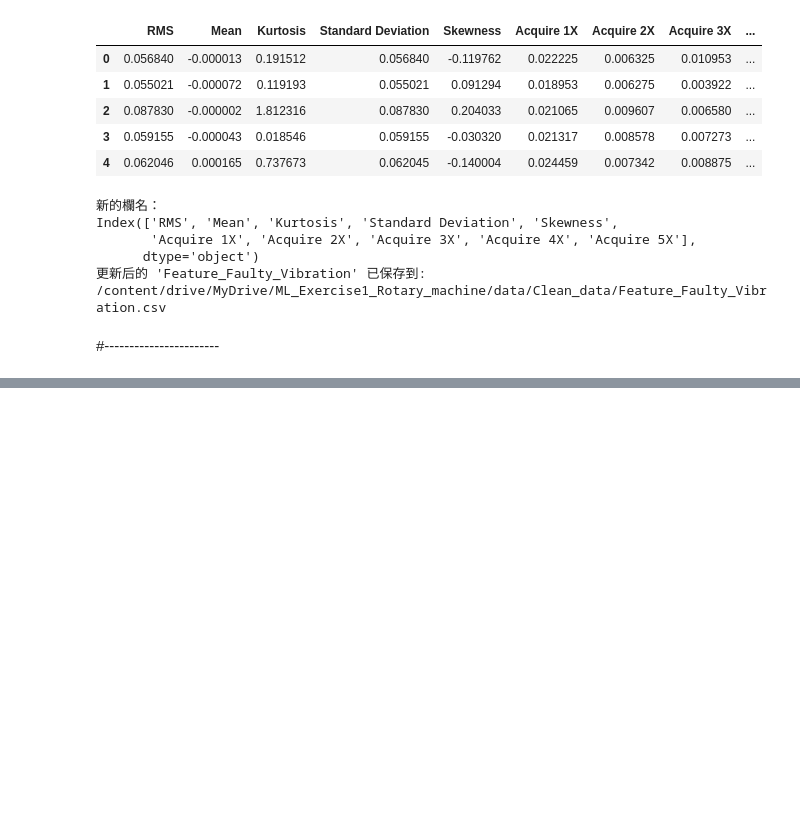
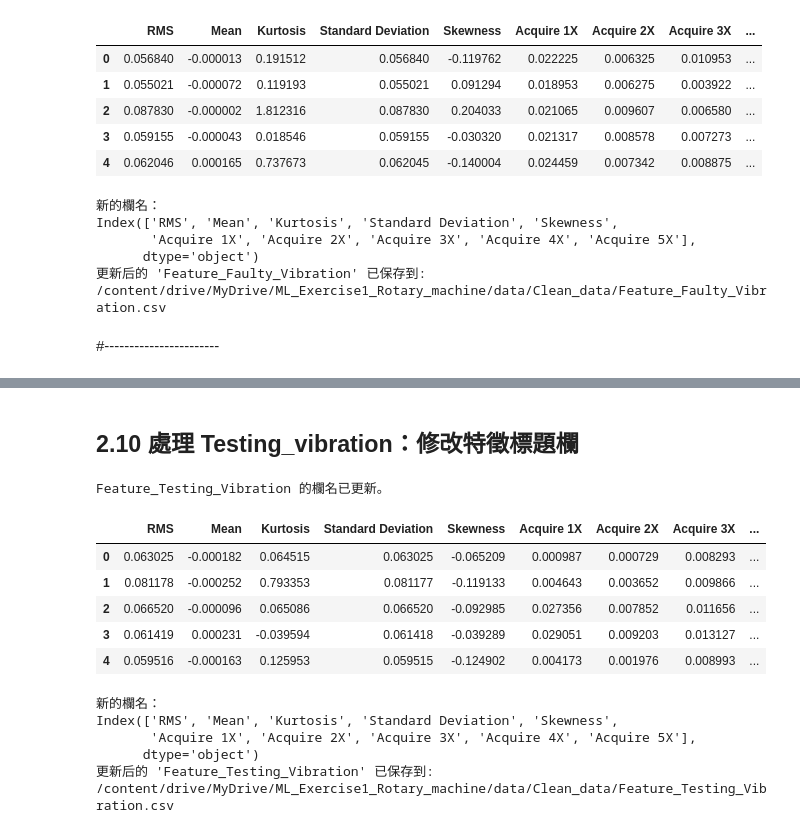
Before and after one commit to sula316/ML_Exercise1_Rotary_machine, a Jupyter notebook: ML_Exercise1_Rotary_machine_Step1_Data_Preprocessing.ipynb, the cells around one changed output, grey strips where cells are left out. Saved outputs shown, nothing was run; the diff lists cells and outputs as text; code cells hidden in the pictures; blank space fills up the shorter version.

```diff
--- a/ML_Exercise1_Rotary_machine_Step1_Data_Preprocessing.ipynb
+++ b/ML_Exercise1_Rotary_machine_Step1_Data_Preprocessing.ipynb
@@ -1184,0 +1314,45 @@ Index(['RMS', 'Mean', 'Kurtosis', 'Standard Deviation', 'Skewness',
+# %% [markdown]
+## 2.10 處理 Testing_vibration：修改特徵標題欄
+# %%
+import pandas as pd
+import os
+
+# 定义保存清理后数据文件的目录
+save_directory_cleaned_data = '/content/drive/MyDrive/ML_Exercise1_Rotary_machine/data/Clean_data'
+output_path_features_testing = os.path.join(save_directory_cleaned_data, 'Feature_Testing_Vibration.csv')
+
+# 从 CSV 文件加载 Feature_Testing_Vibration
+Feature_Testing_Vibration = pd.read_csv(output_path_features_testing)
+
+# 定义新的欄名
+new_column_names = [
+    'RMS', 'Mean', 'Kurtosis', 'Standard Deviation', 'Skewness',
+    'Acquire 1X', 'Acquire 2X', 'Acquire 3X', 'Acquire 4X', 'Acquire 5X'
+]
+
+# 重新命名 DataFrame 的欄
+Feature_Testing_Vibration.columns = new_column_names
+
+print("Feature_Testing_Vibration 的欄名已更新。")
+
+# 显示更新后的 DataFrame 的前几列和欄名
+display(Feature_Testing_Vibration.head())
+print("新的欄名：")
+print(Feature_Testing_Vibration.columns)
+
+# 将更新后的 DataFrame 保存回 CSV
+Feature_Testing_Vibration.to_csv(output_path_features_testing, index=False)
+print(f"更新后的 'Feature_Testing_Vibration' 已保存到: {output_path_features_testing}")
+# %% [output]
+Feature_Testing_Vibration 的欄名已更新。
+|  | RMS | Mean | Kurtosis | Standard Deviation | Skewness | Acquire 1X | Acquire 2X | Acquire 3X | ... |
+| 0 | 0.063025 | -0.000182 | 0.064515 | 0.063025 | -0.065209 | 0.000987 | 0.000729 | 0.008293 | ... |
+| 1 | 0.081178 | -0.000252 | 0.793353 | 0.081177 | -0.119133 | 0.004643 | 0.003652 | 0.009866 | ... |
+| 2 | 0.066520 | -0.000096 | 0.065086 | 0.066520 | -0.092985 | 0.027356 | 0.007852 | 0.011656 | ... |
+| 3 | 0.061419 | 0.000231 | -0.039594 | 0.061418 | -0.039289 | 0.029051 | 0.009203 | 0.013127 | ... |
+| 4 | 0.059516 | -0.000163 | 0.125953 | 0.059515 | -0.124902 | 0.004173 | 0.001976 | 0.008993 | ... |
+新的欄名：
+Index(['RMS', 'Mean', 'Kurtosis', 'Standard Deviation', 'Skewness',
+       'Acquire 1X', 'Acquire 2X', 'Acquire 3X', 'Acquire 4X', 'Acquire 5X'],
+      dtype='object')
+更新后的 'Feature_Testing_Vibration' 已保存到: /content/drive/MyDrive/ML_Exercise1_Rotary_machine/data/Clean_data/Feature_Testing_Vibration.csv
```
Also changed, not shown: parts of 4 cells of this notebook.
